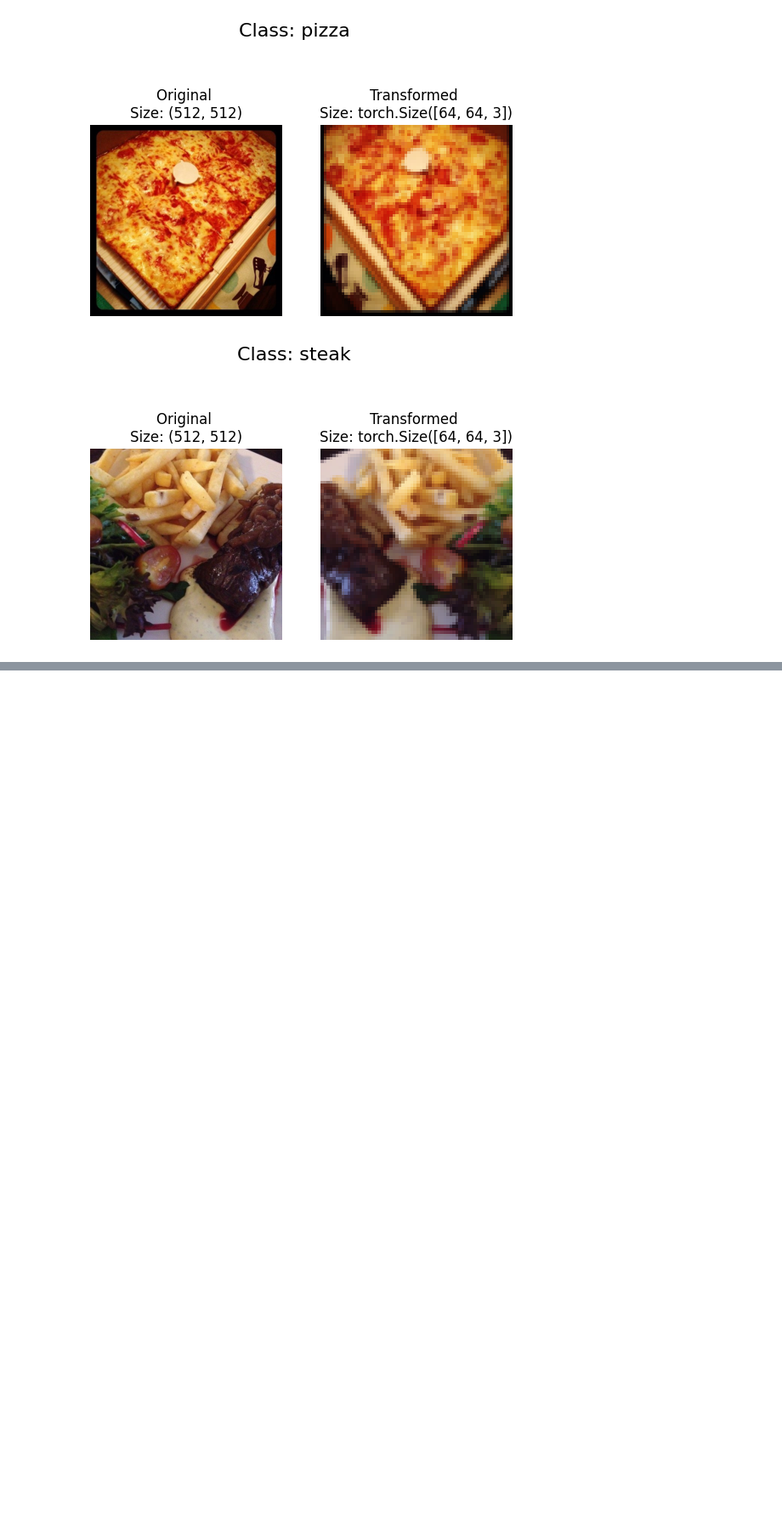
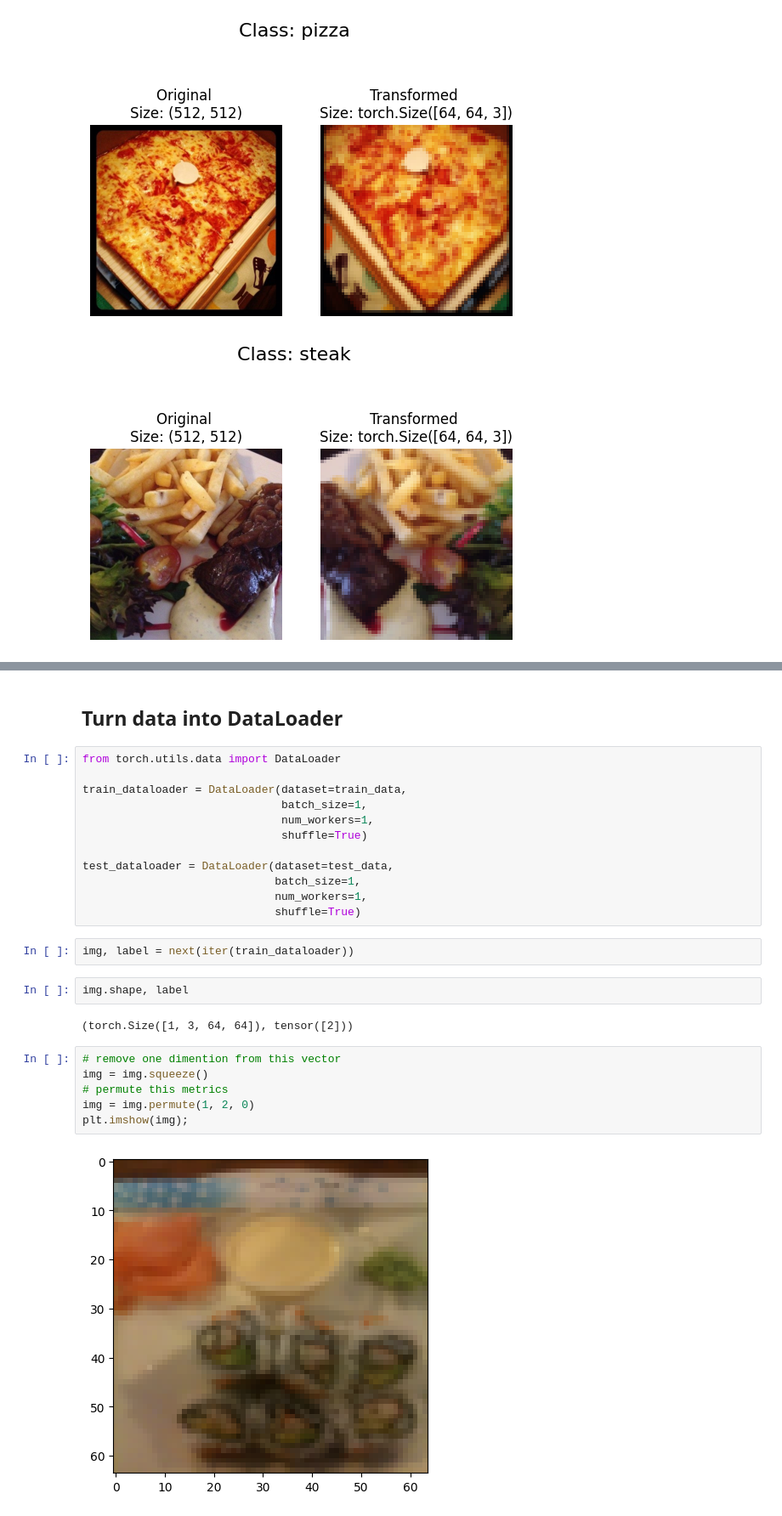
Before and after one commit to Kamaljit12/pytorch-tutorial, a Jupyter notebook: practice/04_custom_datasets.ipynb, the cells around one changed output, grey strips where cells are left out. Shown at 85% size. Drawn from its saved outputs; the diff is of its cells as text; blank space fills up the shorter version.

```diff
--- a/practice/04_custom_datasets.ipynb
+++ b/practice/04_custom_datasets.ipynb
@@ -189,0 +305,28 @@ plot_transformed_images(image_path=image_path_list, transform=data_transform)
+# %% [markdown]
+## Turn data into DataLoader
+# %%
+from torch.utils.data import DataLoader
+
+train_dataloader = DataLoader(dataset=train_data,
+                              batch_size=1,
+                              num_workers=1,
+                              shuffle=True)
+
+test_dataloader = DataLoader(dataset=test_data,
+                             batch_size=1,
+                             num_workers=1,
+                             shuffle=True)
+# %%
+img, label = next(iter(train_dataloader))
+# %%
+img.shape, label
+# %% [output]
+(torch.Size([1, 3, 64, 64]), tensor([2]))
+# %%
+# remove one dimention from this vector
+img = img.squeeze()
+# permute this metrics
+img = img.permute(1, 2, 0)
+plt.imshow(img);
+# %% [output]
+[figure, added]
```
Also changed, not shown: parts of 19 cells of this notebook.
